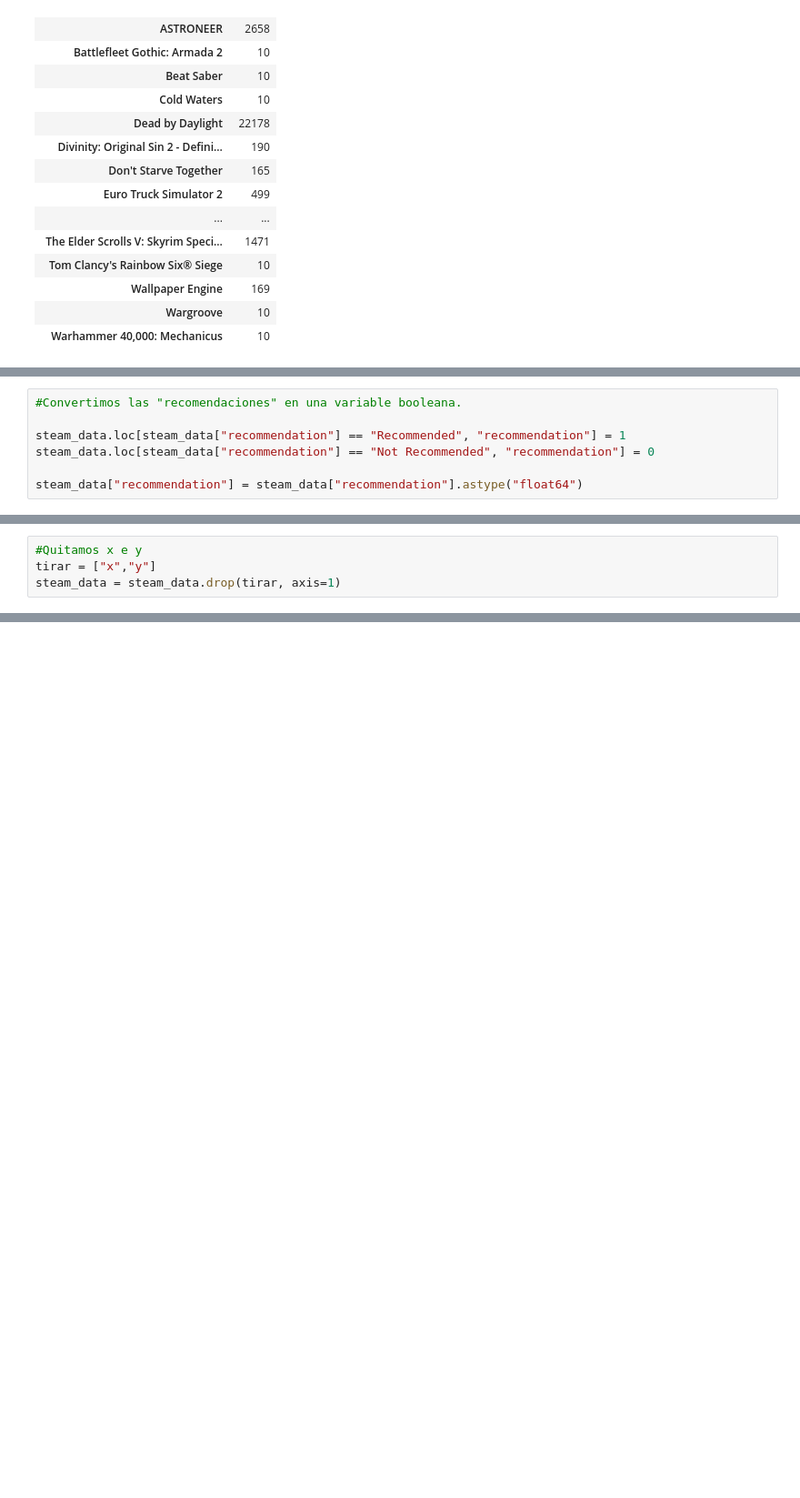
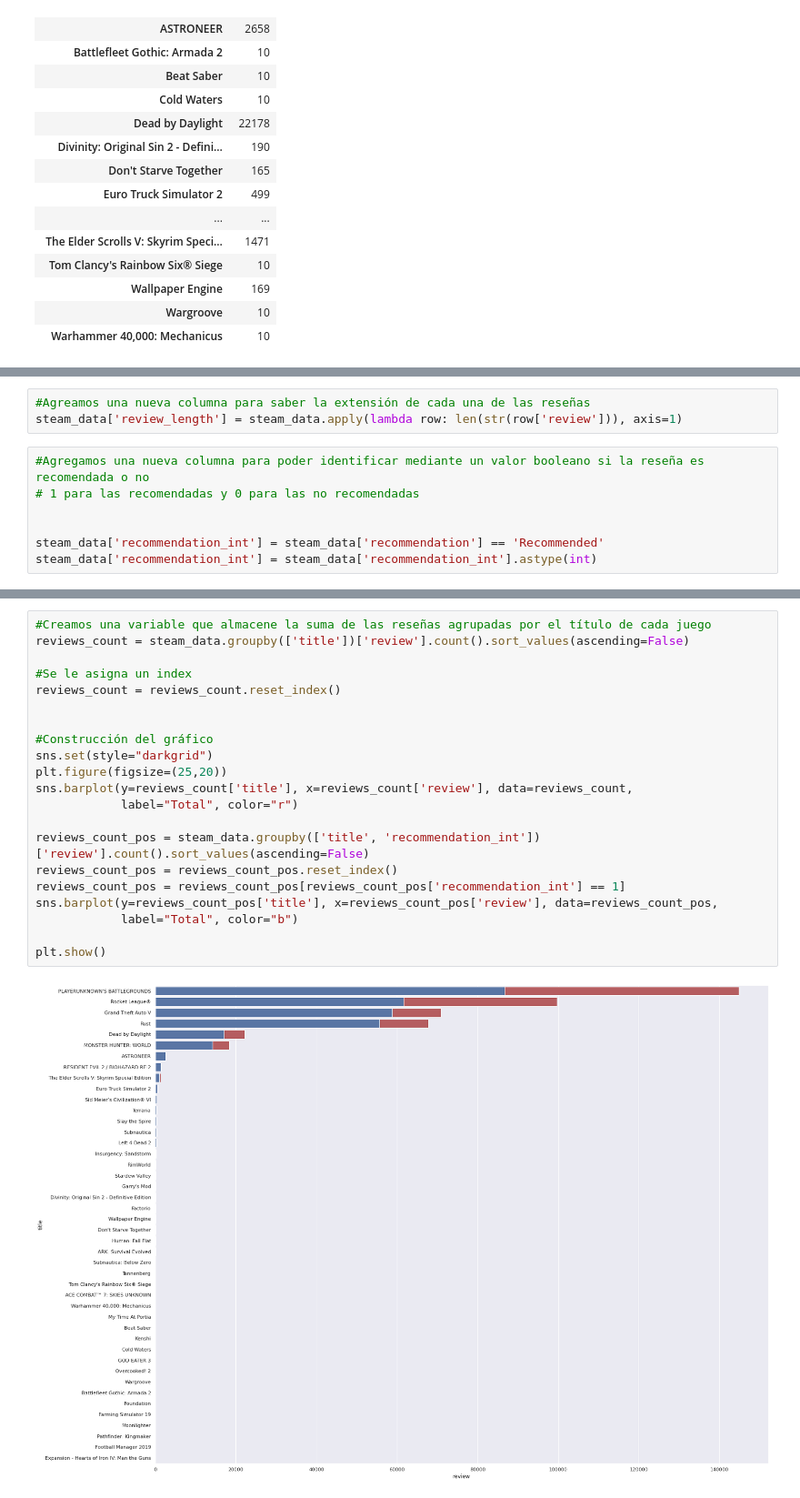
Before and after one commit to ByronTraconis/Working, a Jupyter notebook: Steam_Reviews_Dataset.ipynb, the cells around one changed output, grey strips where cells are left out. Shown at 91% size. Saved outputs shown, nothing was run; the diff lists cells and outputs as text; blank space fills up the shorter version.

```diff
--- a/Steam_Reviews_Dataset.ipynb
+++ b/Steam_Reviews_Dataset.ipynb
@@ -203,7 +183,0 @@ Index: []
-# %%
-#Convertimos las "recomendaciones" en una variable booleana.
-
-steam_data.loc[steam_data["recommendation"] == "Recommended", "recommendation"] = 1
-steam_data.loc[steam_data["recommendation"] == "Not Recommended", "recommendation"] = 0
-
-steam_data["recommendation"] = steam_data["recommendation"].astype("float64")
@@ -330,4 +183,0 @@ print("{0:.1%} exactitud en el conjunto de prueba vs. {1:.1%} en el conjunto de
-# %%
-#Quitamos x e y
-tirar = ["x","y"]
-steam_data = steam_data.drop(tirar, axis=1)
@@ -402,0 +208,10 @@ plt.show()
+# %%
+#Agreamos una nueva columna para saber la extensión de cada una de las reseñas
+steam_data['review_length'] = steam_data.apply(lambda row: len(str(row['review'])), axis=1)
+# %%
+#Agregamos una nueva columna para poder identificar mediante un valor booleano si la reseña es recomendada o no
+# 1 para las recomendadas y 0 para las no recomendadas
+
+
+steam_data['recommendation_int'] = steam_data['recommendation'] == 'Recommended'
+steam_data['recommendation_int'] = steam_data['recommendation_int'].astype(int)
@@ -402,0 +234,23 @@ plt.show()
+# %%
+#Creamos una variable que almacene la suma de las reseñas agrupadas por el título de cada juego
+reviews_count = steam_data.groupby(['title'])['review'].count().sort_values(ascending=False)
+
+#Se le asigna un index
+reviews_count = reviews_count.reset_index()
+
+
+#Construcción del gráfico
+sns.set(style="darkgrid")
+plt.figure(figsize=(25,20))
+sns.barplot(y=reviews_count['title'], x=reviews_count['review'], data=reviews_count,
+            label="Total", color="r")
+
+reviews_count_pos = steam_data.groupby(['title', 'recommendation_int'])['review'].count().sort_values(ascending=False)
+reviews_count_pos = reviews_count_pos.reset_index()
+reviews_count_pos = reviews_count_pos[reviews_count_pos['recommendation_int'] == 1]
+sns.barplot(y=reviews_count_pos['title'], x=reviews_count_pos['review'], data=reviews_count_pos,
+            label="Total", color="b")
+
+plt.show()
+# %% [output]
+[figure, added]
```
Also changed, not shown: parts of 58 cells of this notebook.
